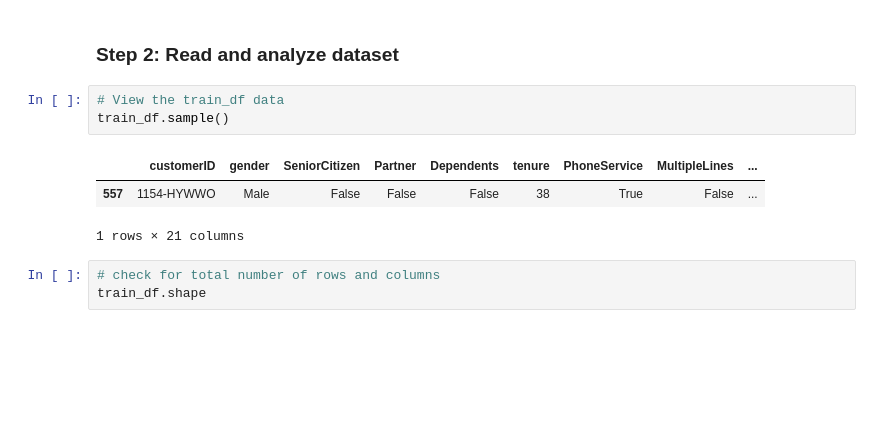
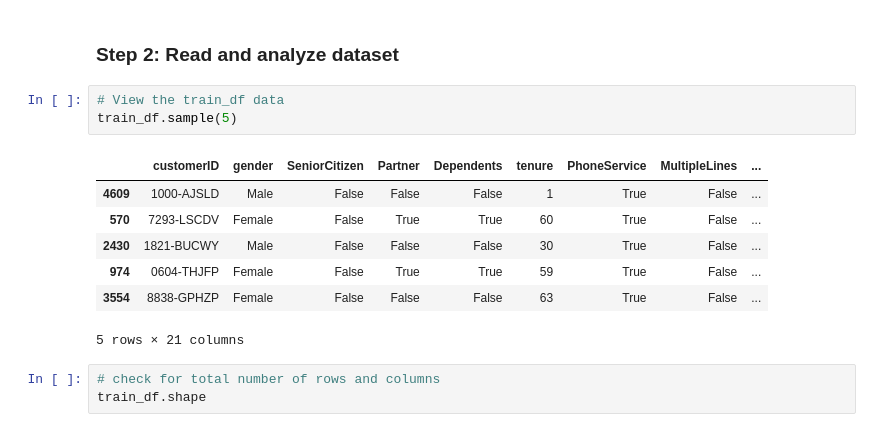
Before and after one commit to Kwamena-A-Yamoah/Customer-churn-analysis, a Jupyter notebook: Notebook/Customer_churn_analysis.ipynb, the cells around one changed output. Saved outputs shown, nothing was run; the diff lists cells and outputs as text; blank space fills up the shorter version.

```diff
--- a/Notebook/Customer_churn_analysis.ipynb
+++ b/Notebook/Customer_churn_analysis.ipynb
@@ -227,11 +231,15 @@ test_df.shape
 ### Step 2: Read and analyze dataset
 # %%
 # View the train_df data
-train_df.sample()
+train_df.sample(5)
 # %% [output]
 |  | customerID | gender | SeniorCitizen | Partner | Dependents | tenure | PhoneService | MultipleLines | ... |
-| 557 | 1154-HYWWO | Male | False | False | False | 38 | True | False | ... |
+| 4609 | 1000-AJSLD | Male | False | False | False | 1 | True | False | ... |
+| 570 | 7293-LSCDV | Female | False | True | True | 60 | True | False | ... |
+| 2430 | 1821-BUCWY | Male | False | False | False | 30 | True | False | ... |
+| 974 | 0604-THJFP | Female | False | True | True | 59 | True | False | ... |
+| 3554 | 8838-GPHZP | Female | False | False | False | 63 | True | False | ... |
-1 rows × 21 columns
+5 rows × 21 columns
 # %%
 # check for total number of rows and columns
 train_df.shape
```
Also changed, not shown: parts of 33 cells of this notebook.
